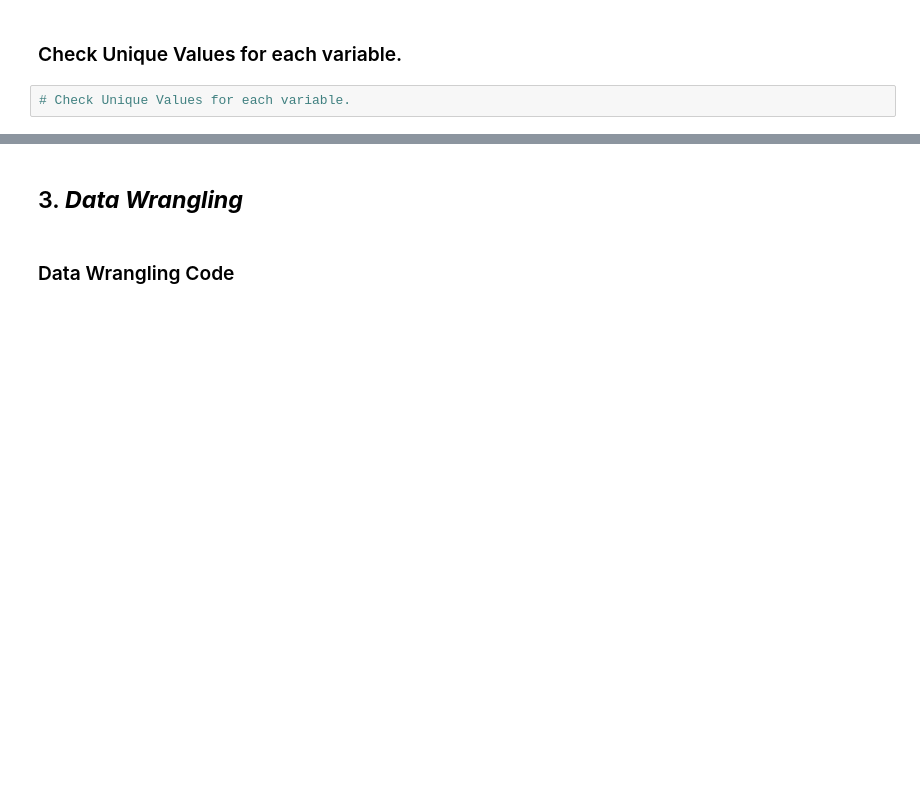
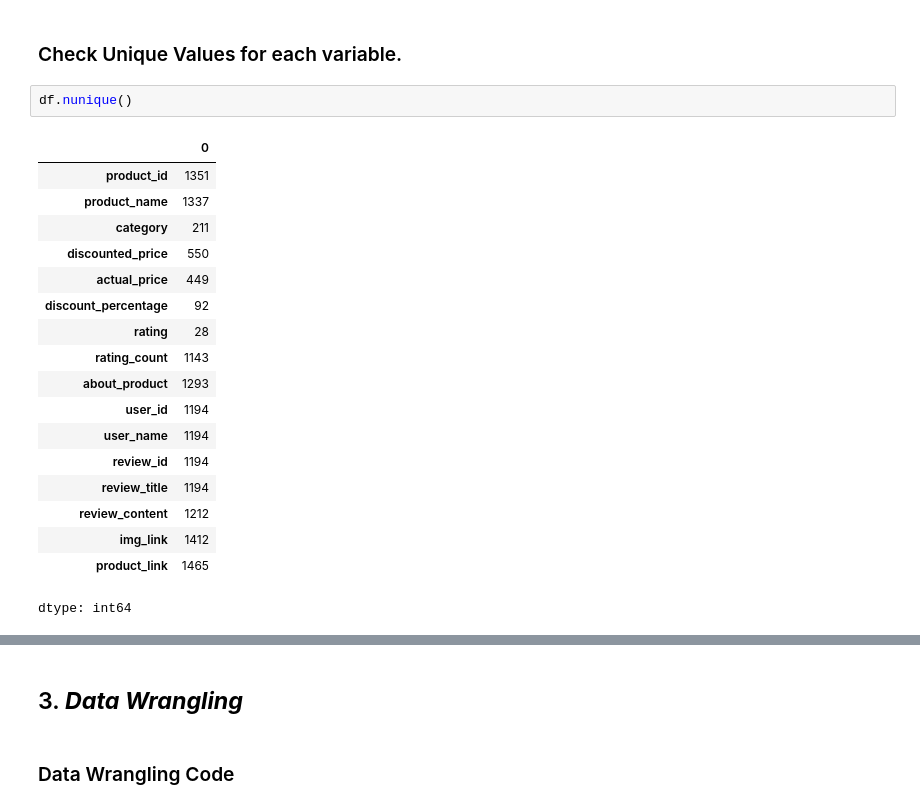
Before and after one commit to ArpitaGuniyal/Amazon-Sales-EDA, a Jupyter notebook: amazon_sales_eda.ipynb, the cells around one changed output, grey strips where cells are left out. Drawn from its saved outputs; the diff is of its cells as text; blank space fills up the shorter version.

Commit message:
Complete variable understanding and data wrangling

```diff
--- a/amazon_sales_eda.ipynb
+++ b/amazon_sales_eda.ipynb
@@ -210,4 +286,23 @@ Answer Here
 # %% [markdown]
 ### Check Unique Values for each variable.
-# %%
-# Check Unique Values for each variable.
+# %%
+df.nunique()
+# %% [output]
+|  | 0 |
+| product_id | 1351 |
+| product_name | 1337 |
+| category | 211 |
+| discounted_price | 550 |
+| actual_price | 449 |
+| discount_percentage | 92 |
+| rating | 28 |
+| rating_count | 1143 |
+| about_product | 1293 |
+| user_id | 1194 |
+| user_name | 1194 |
+| review_id | 1194 |
+| review_title | 1194 |
+| review_content | 1212 |
+| img_link | 1412 |
+| product_link | 1465 |
+dtype: int64
```
Also changed, not shown: parts of 17 cells of this notebook, 1 other file.
